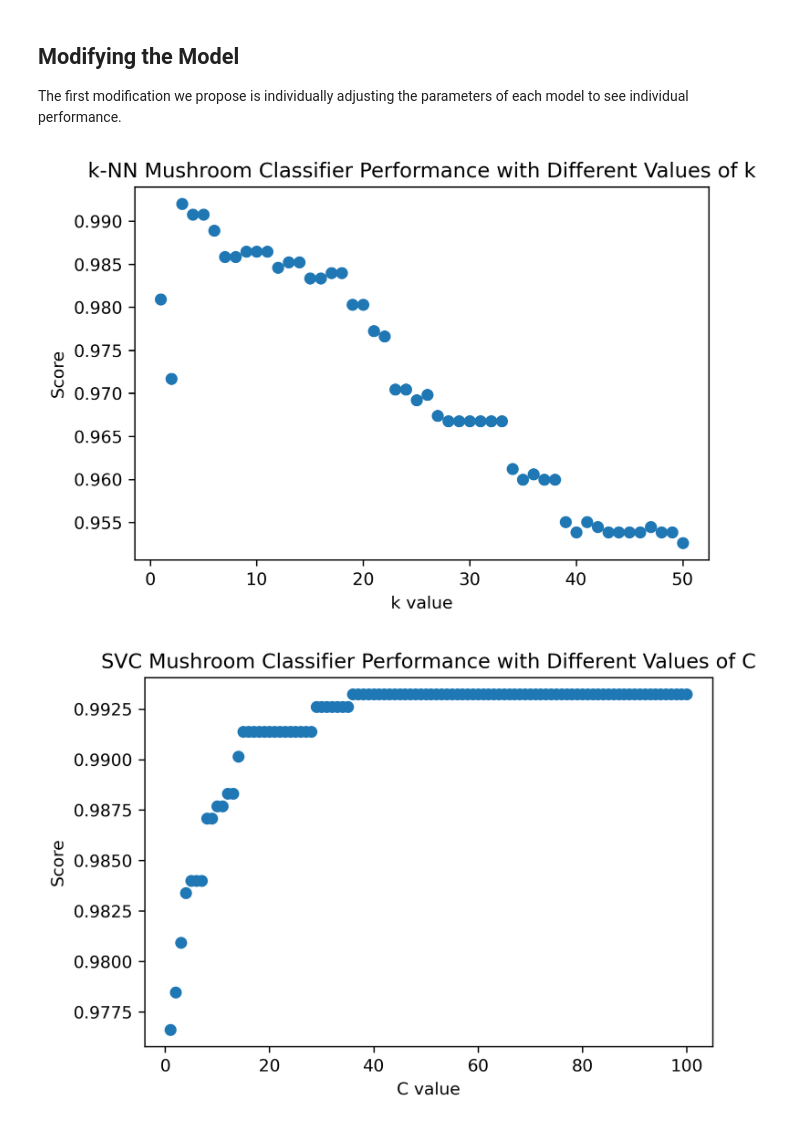
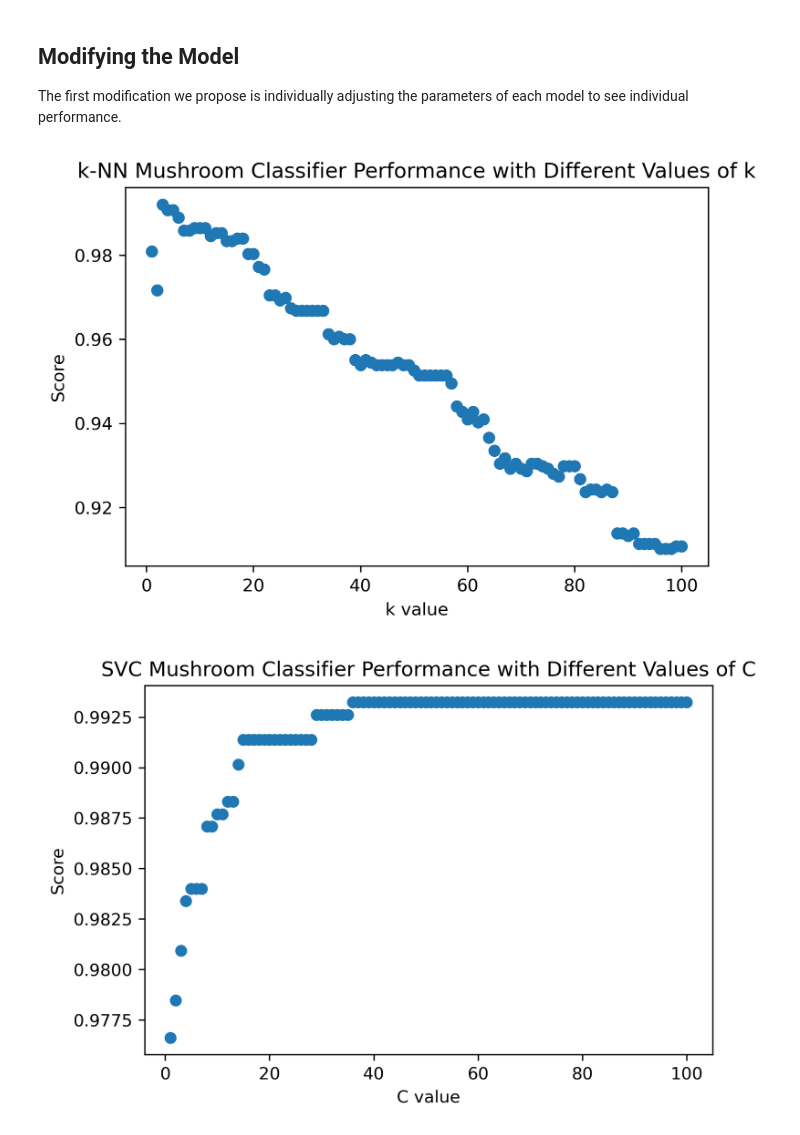
Before and after one commit to tyleryip/ENSF544_Project1, a Jupyter notebook: paper2-ensemble.ipynb, the cells around one changed output. Saved outputs shown, nothing was run; the diff lists cells and outputs as text; code cells hidden in the pictures.

```diff
--- a/paper2-ensemble.ipynb
+++ b/paper2-ensemble.ipynb
@@ -110,7 +110,7 @@ The first modification we propose is individually adjusting the parameters of ea
 knn_scores = {}
 # Key: k, Value: score
 
-for k in range(1, 51):
+for k in range(1, 101):
     model = KNeighborsClassifier(n_neighbors=k)
     model.fit(x_train, y_train)
     score = model.score(x_test, y_test)
@@ -120,15 +120,15 @@ knn_scores_df = pd.DataFrame.from_dict(knn_scores, orient="index", columns=["sco
 # %%
 # visualize the k-NN model performance with respect to changing k values
 fig, ax = plt.subplots()
-scatter = ax.scatter(range(1, 51), knn_scores_df['score'])
+scatter = ax.scatter(range(1, 101), knn_scores_df['score'])
 
 ax.set_title('k-NN Mushroom Classifier Performance with Different Values of k')
 ax.set_ylabel('Score')
 ax.set_xlabel('k value')
 
 plt.show()
 # %% [output]
-[figure, old version]
+[figure, new version]
 # %%
 # Explore the SVM model
 svm_scores = {}
```
Also changed, not shown: parts of 6 cells of this notebook.
